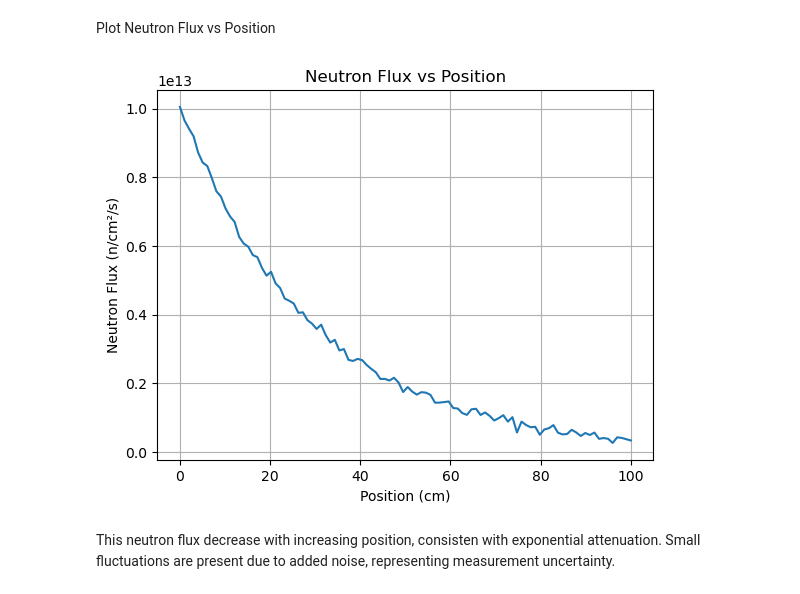
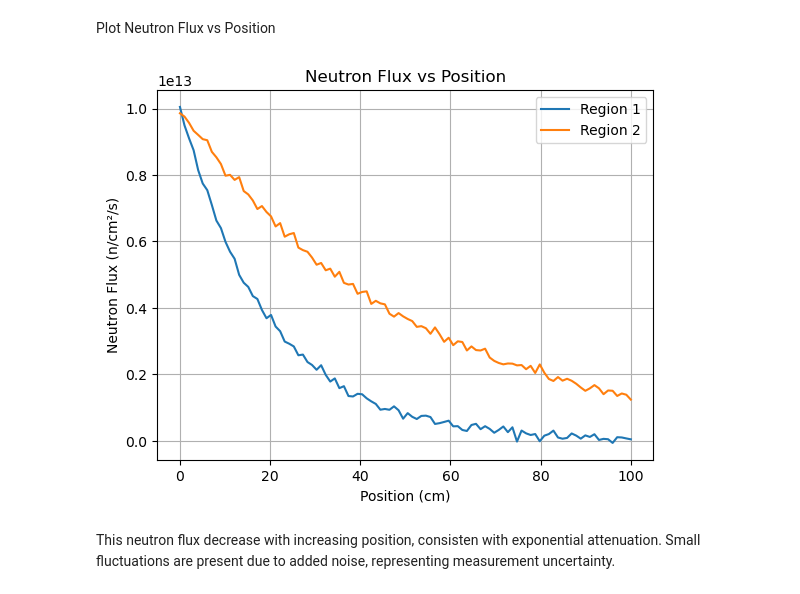
Before and after one commit to muthboravy007/neutron-flux-analysis, a Jupyter notebook: notebooks/analysis.ipynb, the cells around one changed output. Cells and saved outputs as stored; diff of their text form; code cells hidden in the pictures.

```diff
--- a/notebooks/analysis.ipynb
+++ b/notebooks/analysis.ipynb
@@ -34,14 +34,16 @@ df.describe()
 Plot Neutron Flux vs Position
 # %%
 plt.figure()
-plt.plot(df["position_cm"],df["neutron_flux"])
+plt.plot(df["position_cm"],df["neutron_flux_region1"], label="Region 1")
+plt.plot(df["position_cm"],df["neutron_flux_region2"], label="Region 2")
 plt.xlabel("Position (cm)")
 plt.ylabel("Neutron Flux (n/cm²/s)")
 plt.title("Neutron Flux vs Position")
+plt.legend()
 plt.grid()
 plt.show()
 # %% [output]
-[figure, old version]
+[figure, new version]
 # %% [markdown]
 This neutron flux decrease with increasing position, consisten with exponential attenuation. Small fluctuations are present due to added noise, representing measurement uncertainty.
 # %% [markdown]
```
Also changed, not shown: parts of 6 cells of this notebook, 2 other files.
